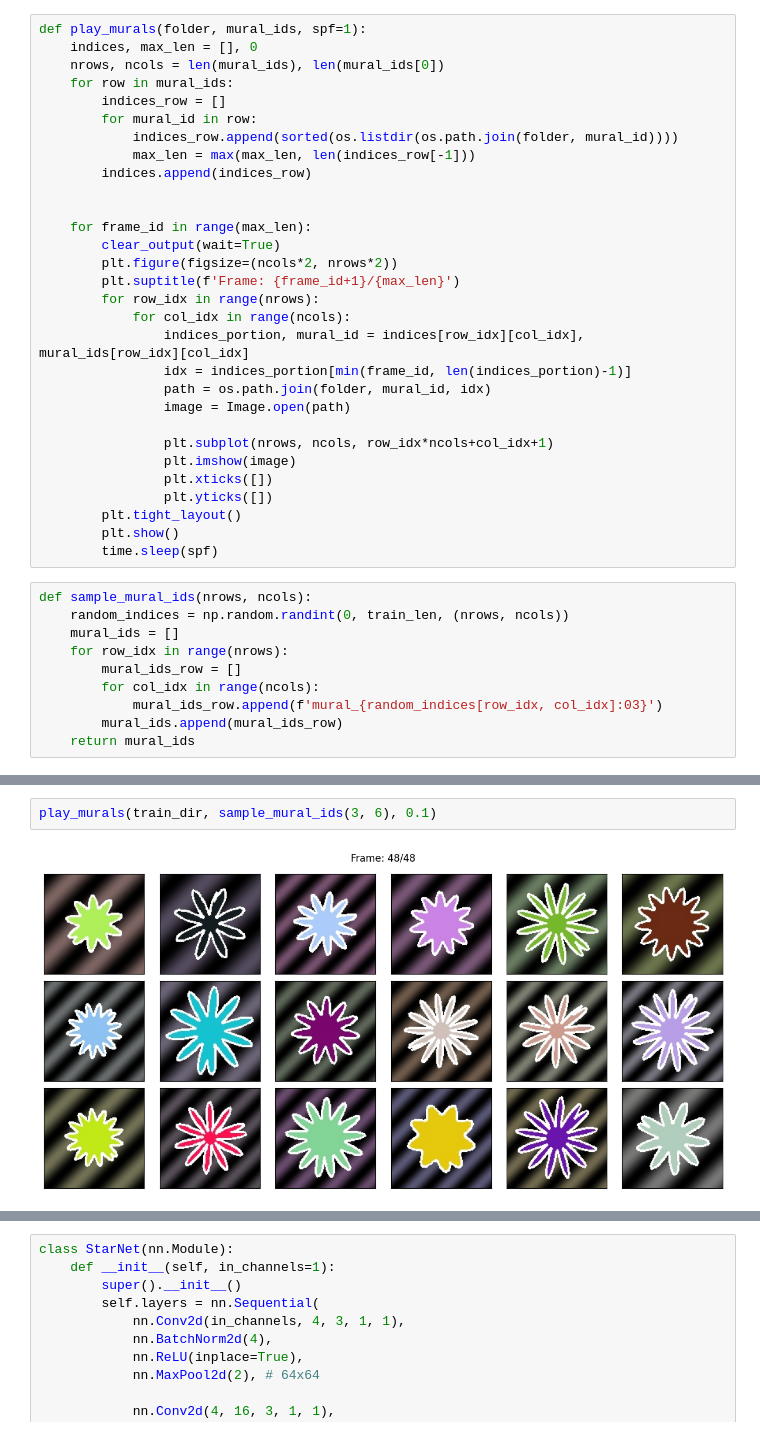
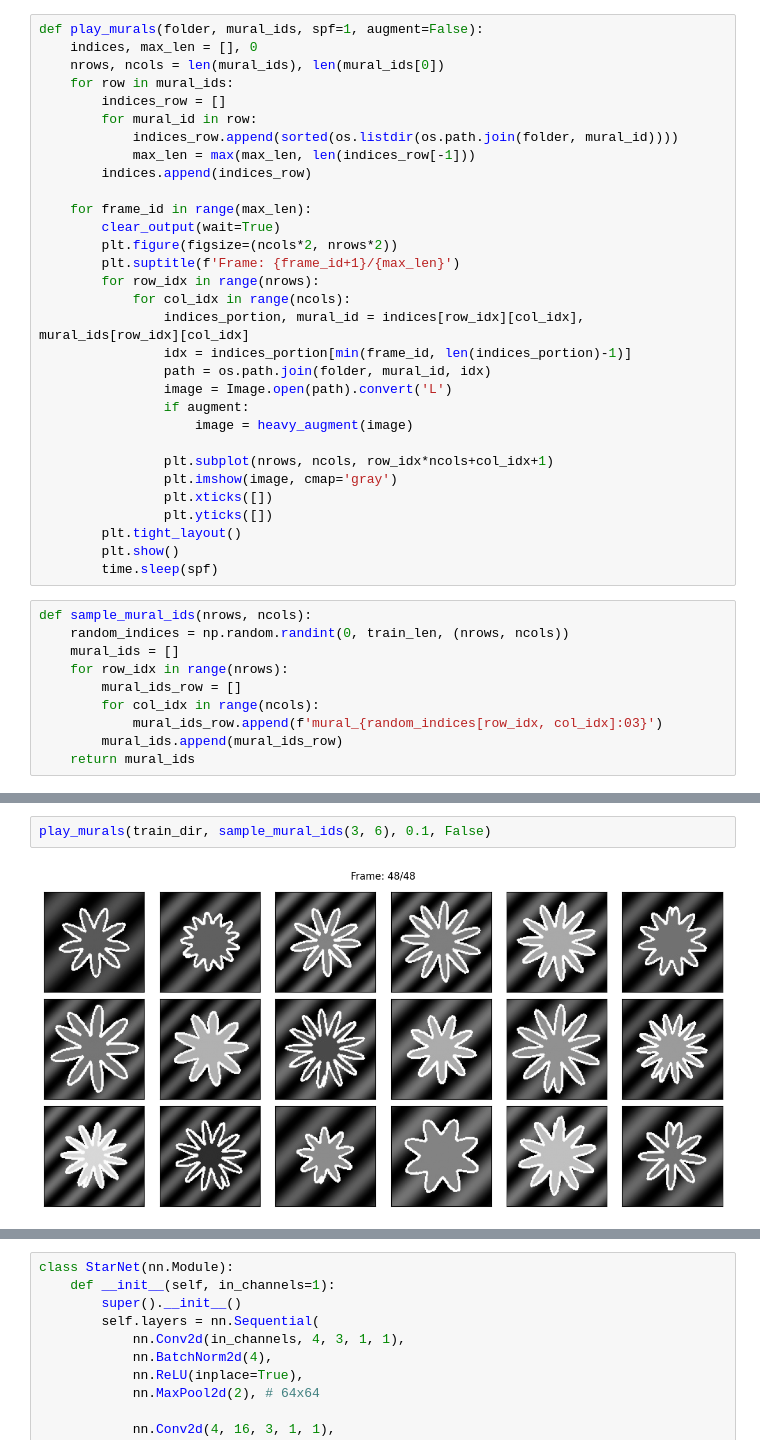
Before and after one commit to abukanabek/ai-solutions, a Jupyter notebook: competitions/nitro-ai/rise/2026/open-qualifier/syncretic-iberian-murals.ipynb, the cells around one changed output, grey strips where cells are left out. Drawn from its saved outputs; the diff is of its cells as text.

```diff
--- a/competitions/nitro-ai/rise/2026/open-qualifier/syncretic-iberian-murals.ipynb
+++ b/competitions/nitro-ai/rise/2026/open-qualifier/syncretic-iberian-murals.ipynb
@@ -42,5 +136,5 @@ train_len, test_len
 # %%
-def play_murals(folder, mural_ids, spf=1):
+def play_murals(folder, mural_ids, spf=1, augment=False):
     indices, max_len = [], 0
     nrows, ncols = len(mural_ids), len(mural_ids[0])
     for row in mural_ids:
@@ -49,7 +143,6 @@ def play_murals(folder, mural_ids, spf=1):
             indices_row.append(sorted(os.listdir(os.path.join(folder, mural_id))))
             max_len = max(max_len, len(indices_row[-1]))
         indices.append(indices_row)
-
 
     for frame_id in range(max_len):
         clear_output(wait=True)
@@ -60,10 +153,12 @@ def play_murals(folder, mural_ids, spf=1):
                 indices_portion, mural_id = indices[row_idx][col_idx], mural_ids[row_idx][col_idx]
                 idx = indices_portion[min(frame_id, len(indices_portion)-1)]
                 path = os.path.join(folder, mural_id, idx)
-                image = Image.open(path)
+                image = Image.open(path).convert('L')
+                if augment:
+                    image = heavy_augment(image)
 
                 plt.subplot(nrows, ncols, row_idx*ncols+col_idx+1)
-                plt.imshow(image)
+                plt.imshow(image, cmap='gray')
                 plt.xticks([])
                 plt.yticks([])
         plt.tight_layout()
@@ -86,4 +185,4 @@ play_murals(train_dir, sample_mural_ids(1, 1), 0.1)
 # %%
-play_murals(train_dir, sample_mural_ids(3, 6), 0.1)
+play_murals(train_dir, sample_mural_ids(3, 6), 0.1, False)
 # %% [output]
-[figure, old version]
+[figure, new version]
```
Also changed, not shown: parts of 14 cells of this notebook.
